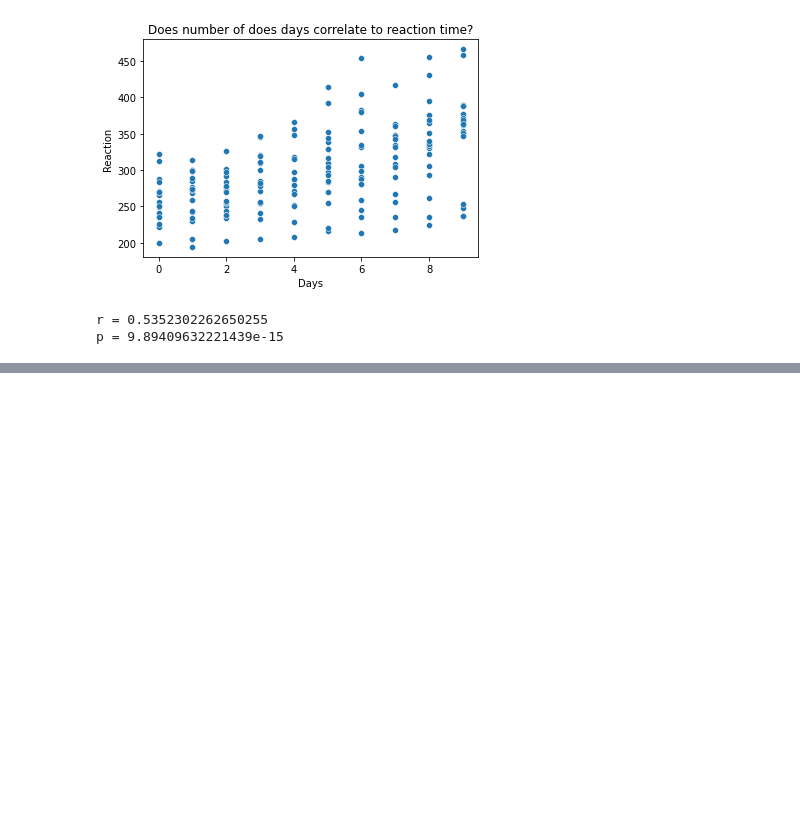
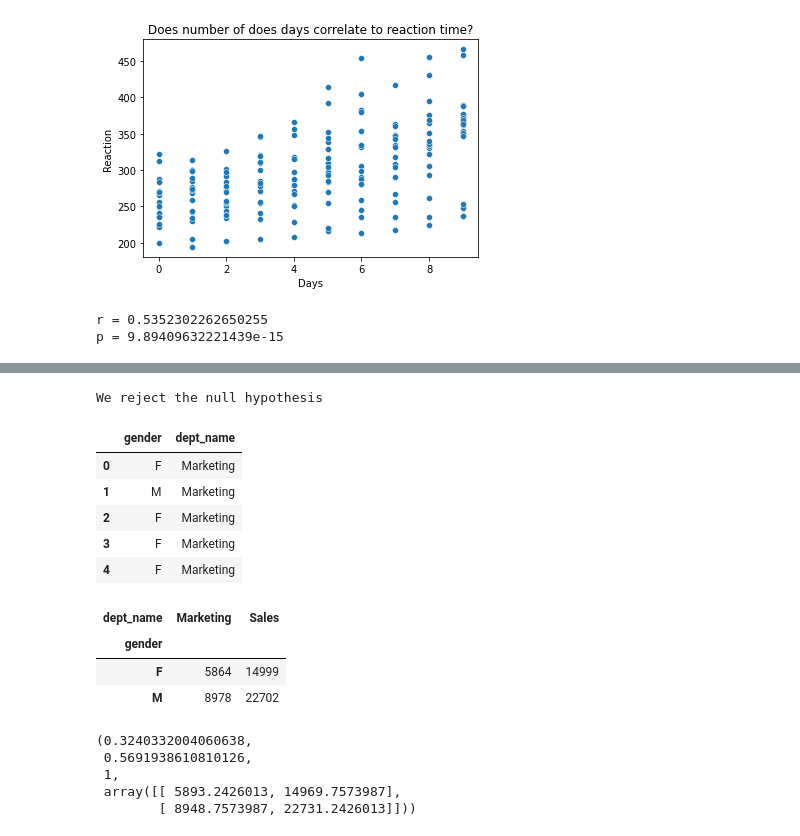
Before and after one commit to patrickamwayi/statistics-exercises, a Jupyter notebook: hypothesis_testing.ipynb, the cells around one changed output, grey strips where cells are left out. Cells and saved outputs as stored; diff of their text form; code cells hidden in the pictures; blank space fills up the shorter version.

```diff
--- a/hypothesis_testing.ipynb
+++ b/hypothesis_testing.ipynb
@@ -680,0 +913,7 @@ p = 9.89409632221439e-15
+# %%
+if p < alpha:
+    print('We reject the null hypothesis')
+else:
+    print("we fail to reject the null hypothesis")
+# %% [output]
+We reject the null hypothesis
@@ -680,0 +922,27 @@ p = 9.89409632221439e-15
+# %%
+# 3. Use the data from the employees database to answer these questions:
+
+import env
+url = f'mysql+pymysql://{env.username}:{env.password}@{env.host}/employees'
+
+query = '''
+      SELECT
+          gender,
+          dept_name
+     FROM employees
+     JOIN dept_emp USING (emp_no)
+     JOIN departments USING (dept_no)
+     WHERE dept_name IN ('Sales', 'Marketing')
+     AND to_date > NOW();
+
+      '''
+df2 = pd.read_sql(query,url)
+df2.head()
+#df2.dept_name.unique()
+# %% [output]
+|  | gender | dept_name |
+| 0 | F | Marketing |
+| 1 | M | Marketing |
+| 2 | F | Marketing |
+| 3 | F | Marketing |
+| 4 | F | Marketing |
@@ -680,0 +957,18 @@ p = 9.89409632221439e-15
+# %%
+observed = pd.crosstab(df2.gender, df2.dept_name)
+observed
+# %% [output]
+| dept_name | Marketing | Sales |
+| gender |  |  |
+| F | 5864 | 14999 |
+| M | 8978 | 22702 |
+# %%
+#use stats chi2_contingency
+
+stats.chi2_contingency(observed)
+# %% [output]
+(0.3240332004060638,
+ 0.5691938610810126,
+ 1,
+ array([[ 5893.2426013, 14969.7573987],
+        [ 8948.7573987, 22731.2426013]]))
```
Also changed, not shown: parts of 39 cells of this notebook.
